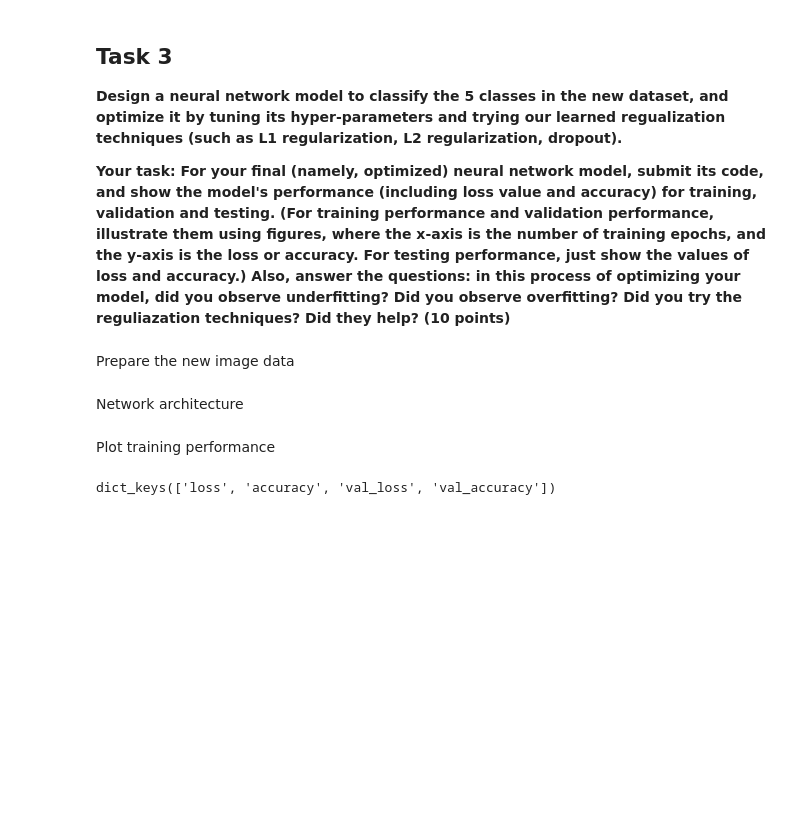
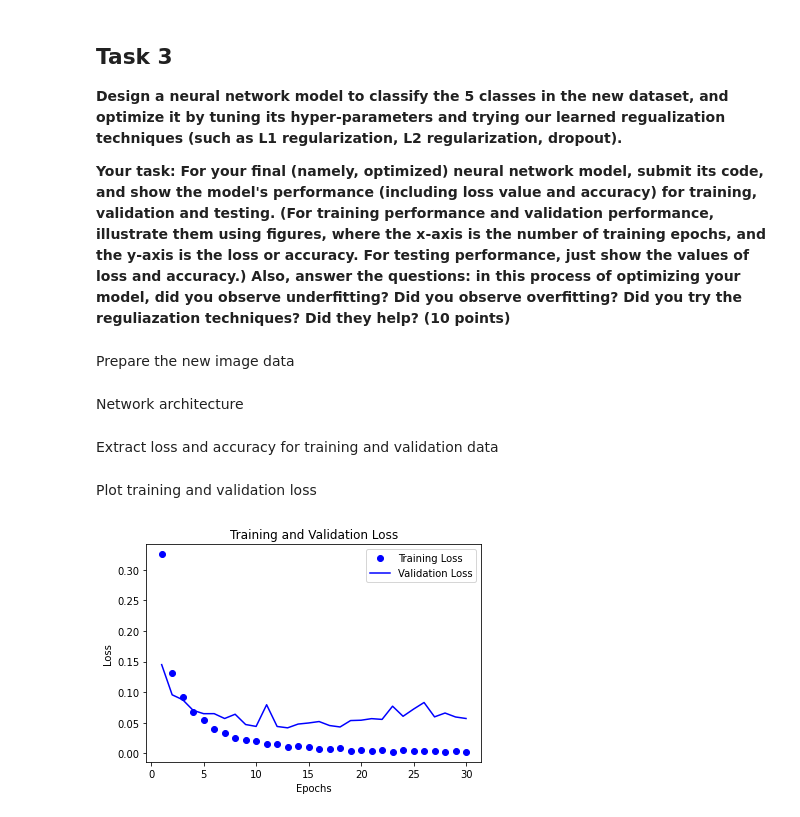
Before and after one commit to diegosol127/CSCE-636-Deep-Learning, a Jupyter notebook: Homework/CSCE_636_HW03_Sol.ipynb, the cells around one changed output. Drawn from its saved outputs; the diff is of its cells as text; code cells hidden in the pictures; blank space fills up the shorter version.

```diff
--- a/Homework/CSCE_636_HW03_Sol.ipynb
+++ b/Homework/CSCE_636_HW03_Sol.ipynb
@@ -160,8 +164,9 @@ Network architecture
 # %%
 # sequential model
 model = keras.Sequential([
-  layers.Dense(64, activation="relu"),
-  layers.Dense(64, activation="relu"),
+  layers.Dense(128, activation="relu"),
+  layers.Dense(128, activation="relu"),
+  layers.Dropout(0.5),
   layers.Dense(5, activation="softmax")
 ])
 
@@ -175,11 +180,36 @@ history = model.fit(train_images_NEW, train_labels_NEW,
                     epochs=30,
                     batch_size=128,
                     validation_split=0.4,
-                    verbose=2)
+                    verbose=0)
+# %% [markdown]
+Extract loss and accuracy for training and validation data
+# %%
+# history data
+history_dict = history.history
+
+# training metric history
+train_loss_values = history_dict["loss"]
+train_acc_values = history_dict["accuracy"]
+
+# validation metric history
+val_loss_values = history_dict["val_loss"]
+val_acc_values = history_dict["val_accuracy"]
+
+# epochs
+epochs = range(1, len(train_loss_values) + 1)
 # %% [markdown]
-Plot training performance
+Plot training and validation loss
-# %%
-history_dict = history.history
-history_dict.keys()
-# %% [output]
-dict_keys(['loss', 'accuracy', 'val_loss', 'val_accuracy'])
+# %%
+# create figure for training data
+fig3, ax3 = plt.subplots()
+
+# plot
+ax3.plot(epochs, train_loss_values, "bo", label="Training Loss")
+ax3.plot(epochs, val_loss_values, "b", label="Validation Loss")
+ax3.set_title("Training and Validation Loss")
+ax3.set_xlabel("Epochs")
+ax3.set_ylabel("Loss")
+ax3.legend()
+plt.show()
+# %% [output]
+[figure, added]
```
Also changed, not shown: parts of 10 cells of this notebook.
